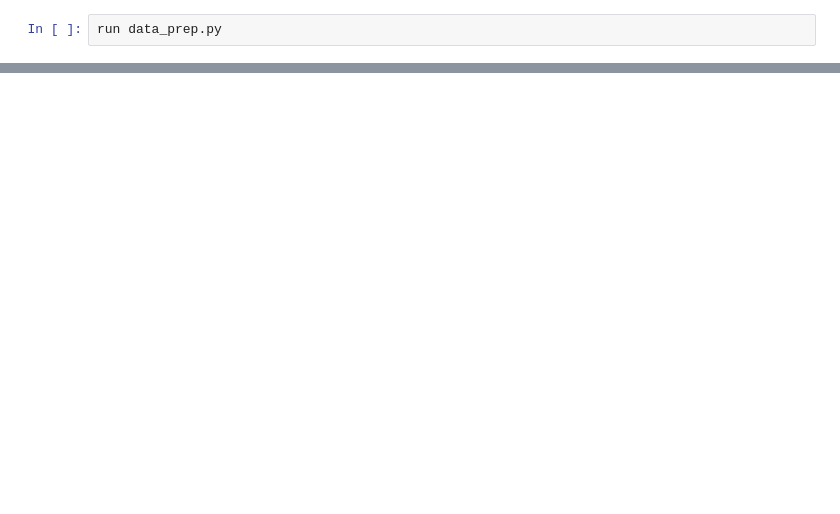
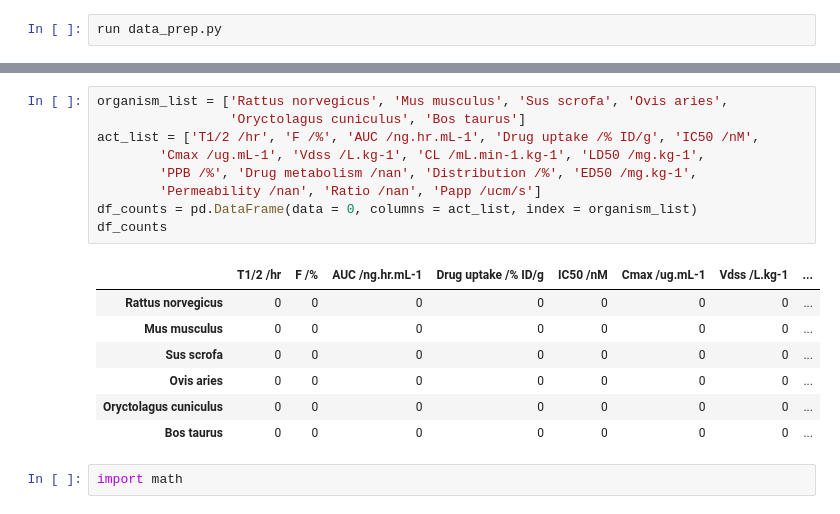
Before and after one commit to Cargill-Capstone2021/ADME-modeling-for-Cargill, a Jupyter notebook: working/data_preparation.ipynb, the cells around one changed output, grey strips where cells are left out. Drawn from its saved outputs; the diff is of its cells as text; blank space fills up the shorter version.

```diff
--- a/working/data_preparation.ipynb
+++ b/working/data_preparation.ipynb
@@ -491,0 +501,19 @@ run data_prep.py
+# %%
+organism_list = ['Rattus norvegicus', 'Mus musculus', 'Sus scrofa', 'Ovis aries',
+                 'Oryctolagus cuniculus', 'Bos taurus']
+act_list = ['T1/2 /hr', 'F /%', 'AUC /ng.hr.mL-1', 'Drug uptake /% ID/g', 'IC50 /nM',
+        'Cmax /ug.mL-1', 'Vdss /L.kg-1', 'CL /mL.min-1.kg-1', 'LD50 /mg.kg-1',
+        'PPB /%', 'Drug metabolism /nan', 'Distribution /%', 'ED50 /mg.kg-1',
+        'Permeability /nan', 'Ratio /nan', 'Papp /ucm/s']
+df_counts = pd.DataFrame(data = 0, columns = act_list, index = organism_list)
+df_counts
+# %% [output]
+|  | T1/2 /hr | F /% | AUC /ng.hr.mL-1 | Drug uptake /% ID/g | IC50 /nM | Cmax /ug.mL-1 | Vdss /L.kg-1 | ... |
+| Rattus norvegicus | 0 | 0 | 0 | 0 | 0 | 0 | 0 | ... |
+| Mus musculus | 0 | 0 | 0 | 0 | 0 | 0 | 0 | ... |
+| Sus scrofa | 0 | 0 | 0 | 0 | 0 | 0 | 0 | ... |
+| Ovis aries | 0 | 0 | 0 | 0 | 0 | 0 | 0 | ... |
+| Oryctolagus cuniculus | 0 | 0 | 0 | 0 | 0 | 0 | 0 | ... |
+| Bos taurus | 0 | 0 | 0 | 0 | 0 | 0 | 0 | ... |
+# %%
+import math
```
Also changed, not shown: parts of 7 cells of this notebook.
